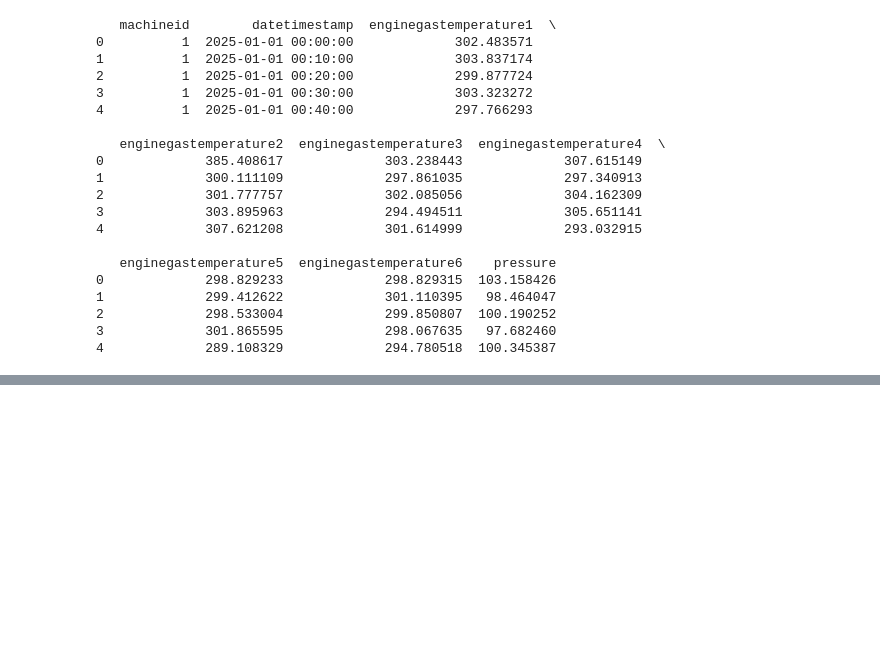
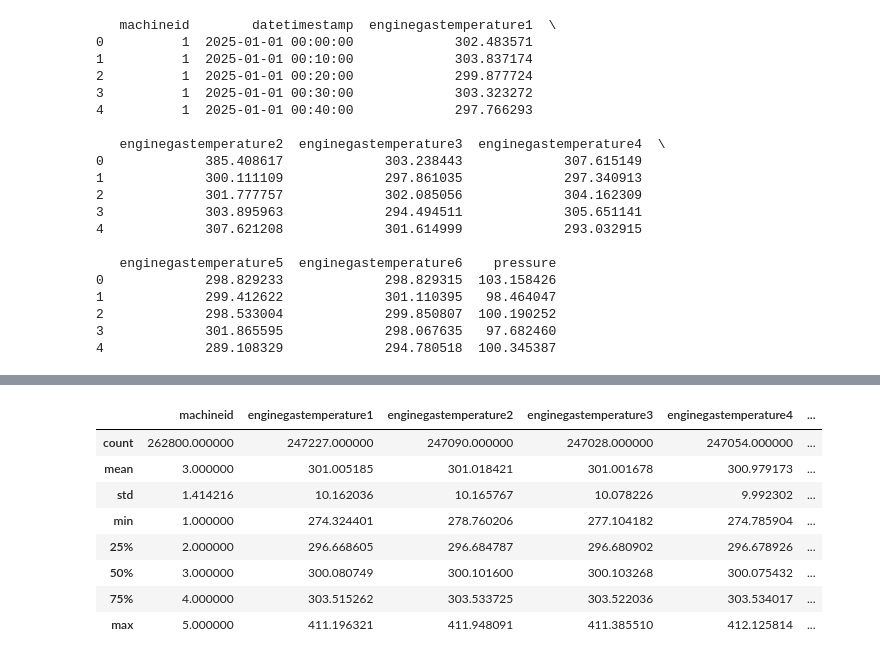
Before and after one commit to rosa-lpz/Data-Science-Portfolio, a Jupyter notebook: Predictive Maintenance/pred_maint_failures/notebooks/generate_dataset.ipynb, the cells around one changed output, grey strips where cells are left out. Cells and saved outputs as stored; diff of their text form; code cells hidden in the pictures; blank space fills up the shorter version.

```diff
--- a/Predictive Maintenance/pred_maint_failures/notebooks/generate_dataset.ipynb
+++ b/Predictive Maintenance/pred_maint_failures/notebooks/generate_dataset.ipynb
@@ -242,0 +334,12 @@ print(df.head())
+# %%
+display(df.describe())
+# %% [output]
+|  | machineid | enginegastemperature1 | enginegastemperature2 | enginegastemperature3 | enginegastemperature4 | ... |
+| count | 262800.000000 | 247227.000000 | 247090.000000 | 247028.000000 | 247054.000000 | ... |
+| mean | 3.000000 | 301.005185 | 301.018421 | 301.001678 | 300.979173 | ... |
+| std | 1.414216 | 10.162036 | 10.165767 | 10.078226 | 9.992302 | ... |
+| min | 1.000000 | 274.324401 | 278.760206 | 277.104182 | 274.785904 | ... |
+| 25% | 2.000000 | 296.668605 | 296.684787 | 296.680902 | 296.678926 | ... |
+| 50% | 3.000000 | 300.080749 | 300.101600 | 300.103268 | 300.075432 | ... |
+| 75% | 4.000000 | 303.515262 | 303.533725 | 303.522036 | 303.534017 | ... |
+| max | 5.000000 | 411.196321 | 411.948091 | 411.385510 | 412.125814 | ... |
```
Also changed, not shown: parts of 8 cells of this notebook, 3 other files.
